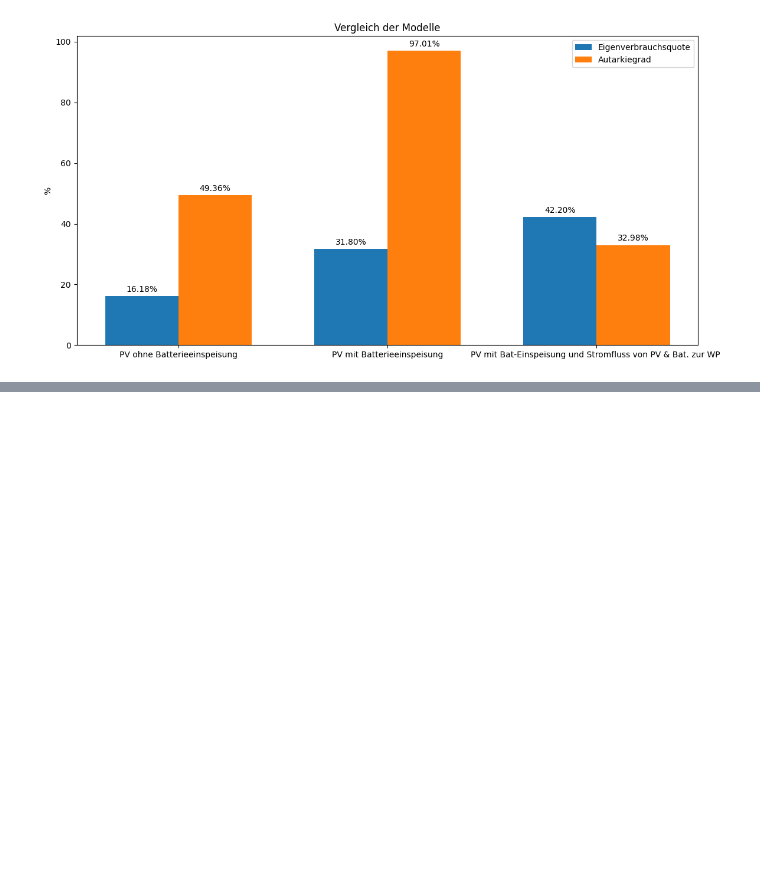
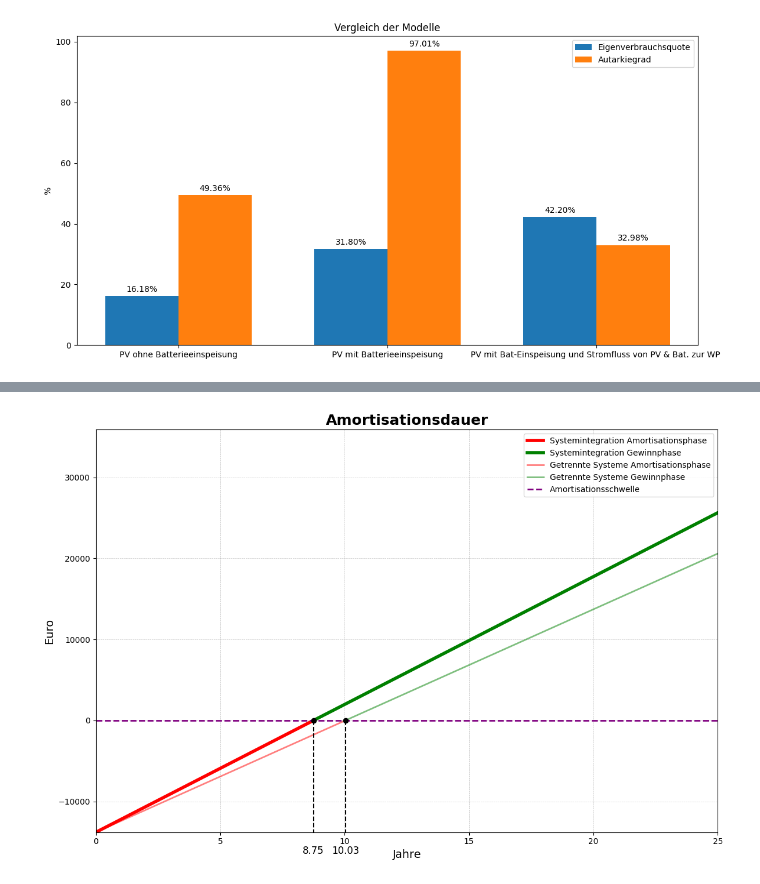
Before and after one commit to Julian3721/heatpump-operation-optimization, a Jupyter notebook: main.ipynb, the cells around one changed output, grey strips where cells are left out. Saved outputs shown, nothing was run; the diff lists cells and outputs as text; code cells hidden in the pictures; blank space fills up the shorter version.

```diff
--- a/main.ipynb
+++ b/main.ipynb
@@ -1362,0 +1348,84 @@ Die Amortisationsdauer wird durch die Systemintegration um 1.28 Jahre verkürzt.
+# %%
+# Input Werte
+cost = p.value(model.objective)
+cost1 = p.value(model_1.objective)
+buy_cost = buy_pump + buy_storage
+
+def gerade(x, m):
+    return m * x - buy_cost
+
+y_schnitt = buy_cost
+
+steigung1 = heating_bill - cost
+steigung2 = heating_bill - cost1
+
+# Sicherstellen, dass steigung1 und steigung2 nicht null sind
+if steigung1 == 0 or steigung2 == 0:
+    raise ValueError("Steigung darf nicht null sein.")
+
+x_schnitt1 = y_schnitt / steigung1
+x_schnitt2 = y_schnitt / steigung2
+
+x_total = np.linspace(0, 30, 300)
+
+# Segmente für Gerade 1
+mask_rot = x_total <= x_schnitt1
+x_rot1 = x_total[mask_rot]
+y_rot1 = gerade(x_rot1, steigung1)
+
+mask_gruen = x_total > x_schnitt1
+x_gruen1 = x_total[mask_gruen]
+y_gruen1 = gerade(x_gruen1, steigung1)
+
+# Segmente für Gerade 2
+mask_rot2 = x_total <= x_schnitt2
+x_rot2 = x_total[mask_rot2]
+y_rot2 = gerade(x_rot2, steigung2)
+
+mask_gruen2 = x_total > x_schnitt2
+x_gruen2 = x_total[mask_gruen2]
+y_gruen2 = gerade(x_gruen2, steigung2)
+
+# Erstellen des Diagramms
+fig, ax = plt.subplots(figsize=(12, 8))
+
+# Zeichnen der Segmente der ersten Geraden
+ax.plot(x_rot1, y_rot1, color='red', linewidth=4, label='Systemintegration Amortisationsphase')
+ax.plot(x_gruen1, y_gruen1, color='green', linewidth=4, label='Systemintegration Gewinnphase')
+
+# Zeichnen der Segmente der zweiten Geraden mit gleichen Farben und Markern
+ax.plot(x_rot2, y_rot2, color='red', linewidth=2, alpha=0.5, label='Getrennte Systeme Amortisationsphase')
+ax.plot(x_gruen2, y_gruen2, color='green', linewidth=2, alpha=0.5, label='Getrennte Systeme Gewinnphase')
+
+# Hinzufügen der horizontalen Linie bei y=0
+ax.axhline(y=0, color='purple', linestyle='--', linewidth=2, label='Amortisationsschwelle')
+
+# Markieren der Schnittpunkte auf der X-Achse
+ax.plot(x_schnitt1, 0, marker='o', color='black')
+ax.plot(x_schnitt2, 0, marker='o', color='black')
+
+# Zeichnen der senkrechten gestrichelten Linien von den Schnittpunkten zur horizontalen Linie
+ax.vlines(x_schnitt1, ymin=0, ymax=-buy_cost, colors='black', linestyles='dashed')
+ax.vlines(x_schnitt2, ymin=0, ymax=-buy_cost, colors='black', linestyles='dashed')
+
+# Beschriften der X-Werte an den Schnittpunkten auf der X-Achse
+ax.text(x_schnitt1, -buy_cost*1.12, f'{x_schnitt1:.2f}', ha='center', va='top', fontsize=12, color='black')
+ax.text(x_schnitt2, -buy_cost*1.12, f'{x_schnitt2:.2f}', ha='center', va='top', fontsize=12, color='black')
+
+# Achsenbeschriftungen und Titel
+ax.set_xlabel('Jahre', fontsize=14)
+ax.set_ylabel('Euro', fontsize=14)
+ax.set_title('Amortisationsdauer', fontsize=18, fontweight='bold')
+ax.set_xlim(0, 25)
+ax.set_ylim(bottom=-buy_cost)
+ax.grid(True, which='both', linestyle='--', linewidth=0.5, alpha=0.7)
+ax.legend()
+
+plt.tight_layout()
+plt.show()
+
+print()
+print("Die Amortisationsdauer wird durch die Integrierung der Systeme von", round(buy_cost / (heating_bill - cost1),2) ,"Jahre auf", round(buy_cost / (heating_bill - cost),2) ,"Jahre verkürzt.")
+print("Das sind", round((buy_cost / (heating_bill - cost1)) - (buy_cost / (heating_bill - cost)), 2), "Jahre weniger, im Vergleich zu dem getrenntem Modell, daraus folgt eine Verbesserung von", round(((buy_cost / (heating_bill - cost1)) - (buy_cost / (heating_bill - cost)) / (buy_cost / (heating_bill - cost1))), 2), "%.")
+# %% [output]
+[figure, added]
```
Also changed, not shown: parts of 12 cells of this notebook.
